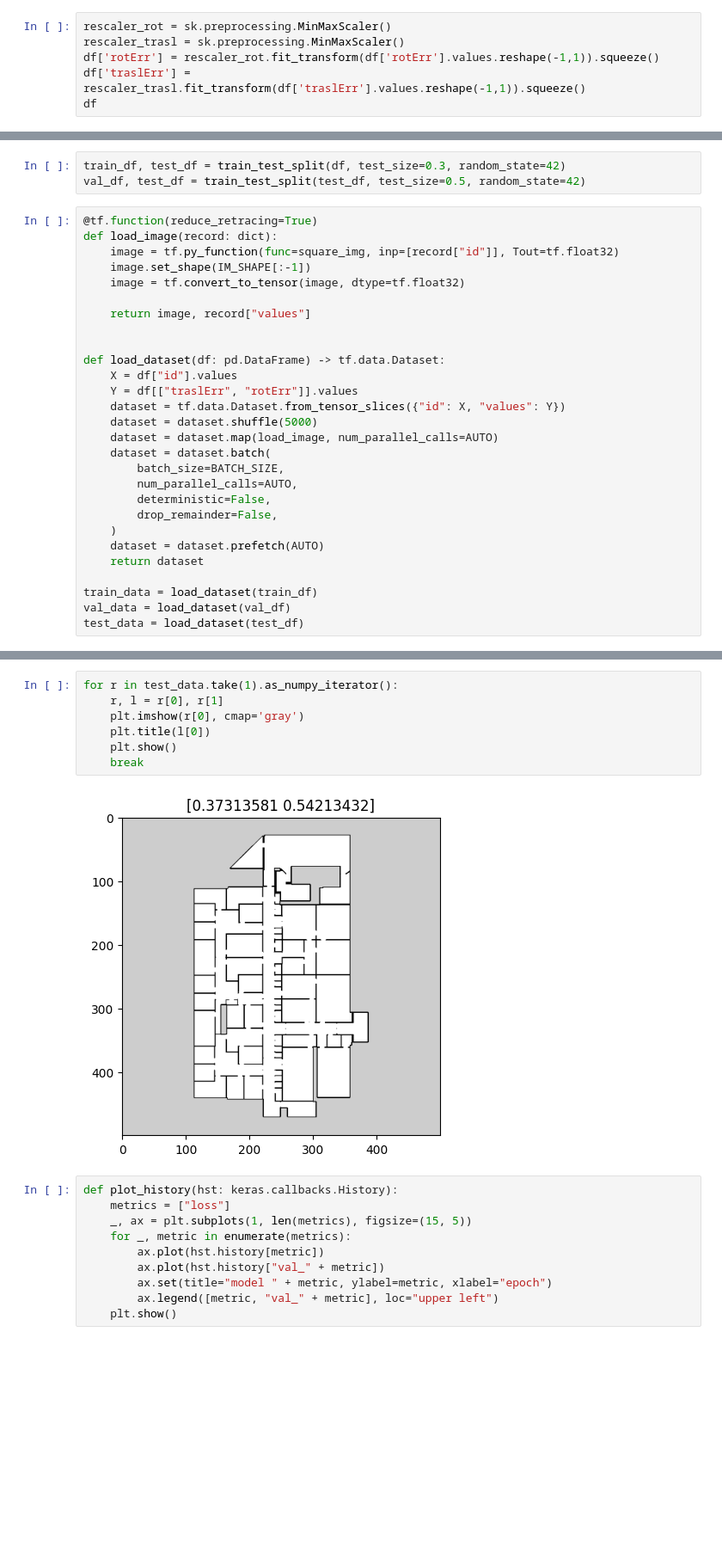
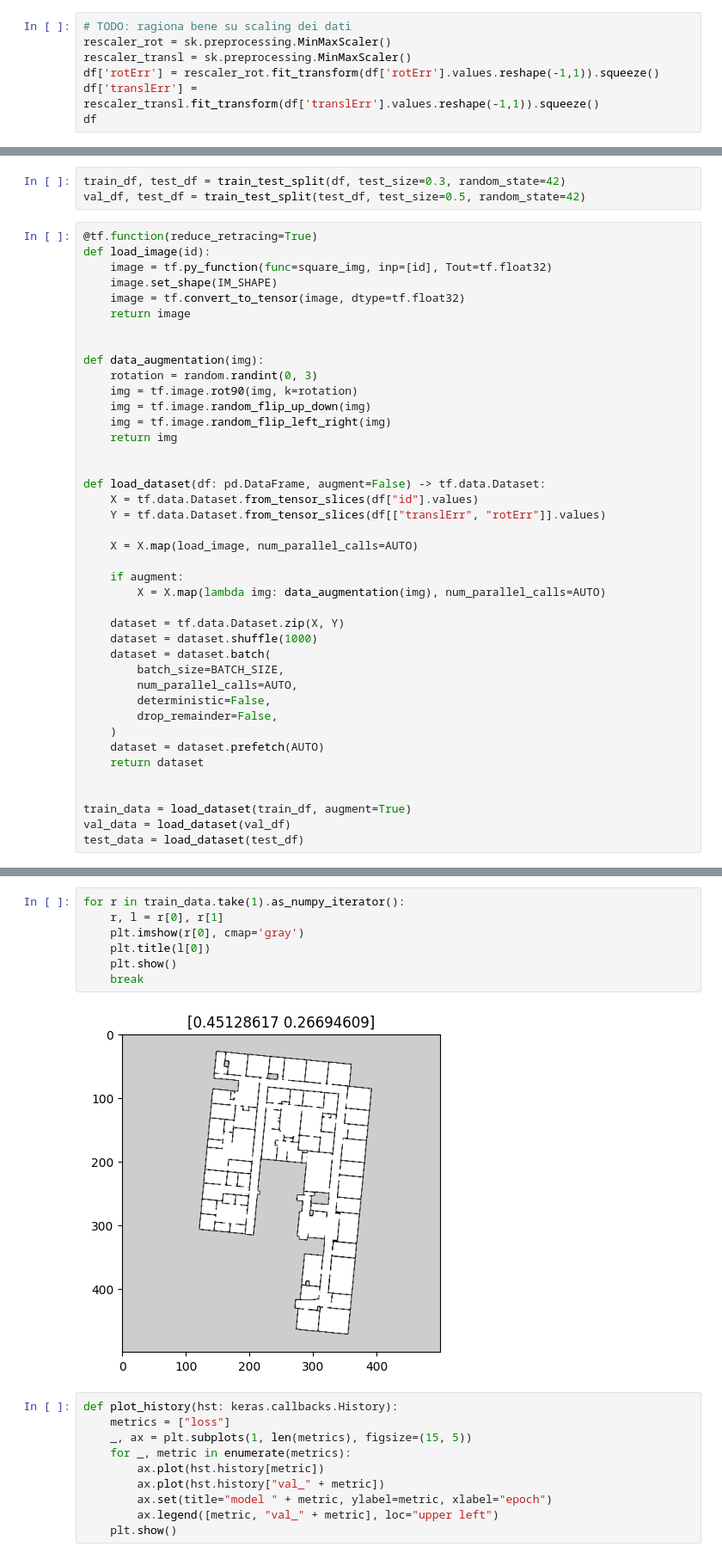
Before and after one commit to prina404/StatisticalMethodsProject, a Jupyter notebook: SLAM_CNN.ipynb, the cells around one changed output, grey strips where cells are left out. Shown: that part at 86% size. Drawn from its saved outputs; the diff is of its cells as text; blank space fills up the shorter version.

```diff
--- a/SLAM_CNN.ipynb
+++ b/SLAM_CNN.ipynb
@@ -78,10 +74,11 @@ plt.show()
 # %% [markdown]
 #### Data rescaling
 # %%
+# TODO: ragiona bene su scaling dei dati
 rescaler_rot = sk.preprocessing.MinMaxScaler()
-rescaler_trasl = sk.preprocessing.MinMaxScaler()
+rescaler_transl = sk.preprocessing.MinMaxScaler()
 df['rotErr'] = rescaler_rot.fit_transform(df['rotErr'].values.reshape(-1,1)).squeeze()
-df['traslErr'] = rescaler_trasl.fit_transform(df['traslErr'].values.reshape(-1,1)).squeeze()
+df['translErr'] = rescaler_transl.fit_transform(df['translErr'].values.reshape(-1,1)).squeeze()
 df
 # %% [output]
 |  | id | traslErr | rotErr |
@@ -104,20 +101,32 @@ train_df, test_df = train_test_split(df, test_size=0.3, random_state=42)
 val_df, test_df = train_test_split(test_df, test_size=0.5, random_state=42)
 # %%
 @tf.function(reduce_retracing=True)
-def load_image(record: dict):
-    image = tf.py_function(func=square_img, inp=[record["id"]], Tout=tf.float32)
-    image.set_shape(IM_SHAPE[:-1])
+def load_image(id):
+    image = tf.py_function(func=square_img, inp=[id], Tout=tf.float32)
+    image.set_shape(IM_SHAPE)
     image = tf.convert_to_tensor(image, dtype=tf.float32)
-
-    return image, record["values"]
+    return image
 
 
-def load_dataset(df: pd.DataFrame) -> tf.data.Dataset:
-    X = df["id"].values
-    Y = df[["traslErr", "rotErr"]].values
-    dataset = tf.data.Dataset.from_tensor_slices({"id": X, "values": Y})
-    dataset = dataset.shuffle(5000)
-    dataset = dataset.map(load_image, num_parallel_calls=AUTO)
+def data_augmentation(img):
+    rotation = random.randint(0, 3)
+    img = tf.image.rot90(img, k=rotation)
+    img = tf.image.random_flip_up_down(img)
+    img = tf.image.random_flip_left_right(img)
+    return img
+
+
+def load_dataset(df: pd.DataFrame, augment=False) -> tf.data.Dataset:
+    X = tf.data.Dataset.from_tensor_slices(df["id"].values)
+    Y = tf.data.Dataset.from_tensor_slices(df[["translErr", "rotErr"]].values)
+
+    X = X.map(load_image, num_parallel_calls=AUTO)
+
+    if augment:
+        X = X.map(lambda img: data_augmentation(img), num_parallel_calls=AUTO)
+
+    dataset = tf.data.Dataset.zip(X, Y)
+    dataset = dataset.shuffle(1000)
     dataset = dataset.batch(
         batch_size=BATCH_SIZE,
         num_parallel_calls=AUTO,
@@ -127,6 +136,7 @@ def load_dataset(df: pd.DataFrame) -> tf.data.Dataset:
     dataset = dataset.prefetch(AUTO)
     return dataset
 
-train_data = load_dataset(train_df)
+
+train_data = load_dataset(train_df, augment=True)
 val_data = load_dataset(val_df)
 test_data = load_dataset(test_df)
@@ -133,12 +163,12 @@ test_data = load_dataset(test_df)
 # %%
-for r in test_data.take(1).as_numpy_iterator():
+for r in train_data.take(1).as_numpy_iterator():
     r, l = r[0], r[1]
     plt.imshow(r[0], cmap='gray')
     plt.title(l[0])
     plt.show()
     break
 # %% [output]
-[figure, old version]
+[figure, new version]
 # %%
 def plot_history(hst: keras.callbacks.History):
     metrics = ["loss"]
```
Also changed, not shown: parts of 29 cells of this notebook.
